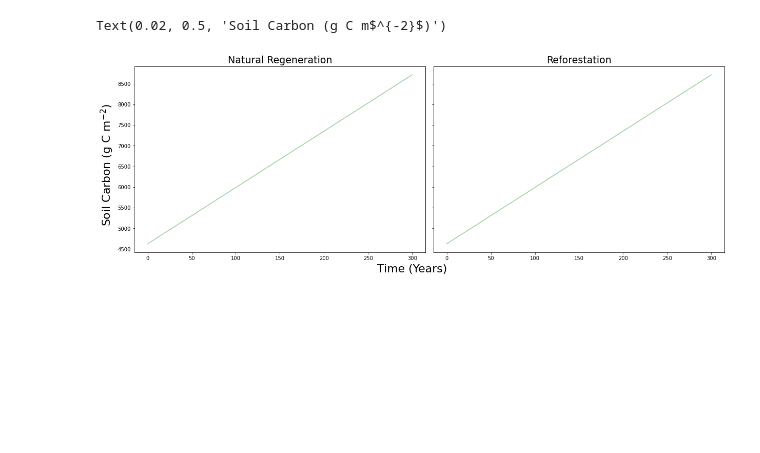
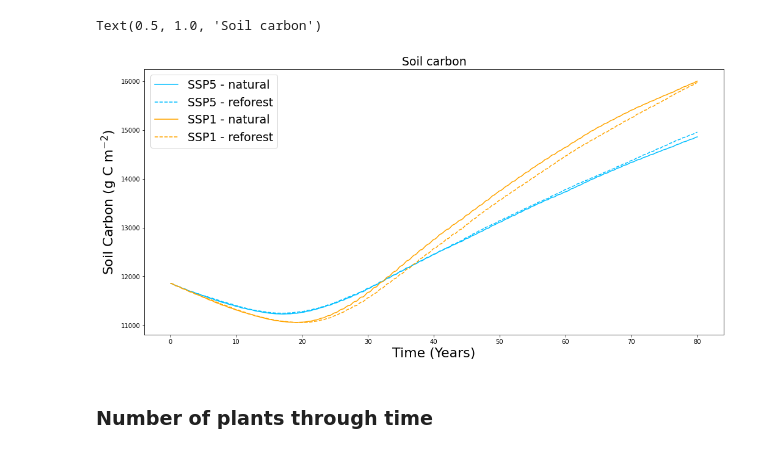
Before and after one commit to JessicaNeedham/FATES-MRV, a Jupyter notebook: postproc/CDR.ipynb, the cells around one changed output. Cells and saved outputs as stored; diff of their text form; code cells hidden in the pictures; blank space fills up the shorter version.

```diff
--- a/postproc/CDR.ipynb
+++ b/postproc/CDR.ipynb
@@ -60,0 +66,13 @@ Text(0.02, 0.5, 'AGB (Mg C ha$^{-1}$)')
+# %%
+fig1, ((f1ax0)) = plt.subplots(nrows=1,ncols=1, figsize=(14,8))
+
+f1ax0.plot(time_nat, AGB_nat_ssp5,label = 'SSP5 - natural', color='deepskyblue')
+f1ax0.plot(time_nat, AGB_nat_ssp1,label = 'SSP1 - natural', linestyle='--', color='deepskyblue')
+f1ax0.plot(time_ref5, AGB_ref_ssp5, label = 'SSP5 - reforest', color='orange')
+f1ax0.plot(time_ref, AGB_ref_ssp1, label = 'SSP1 - reforest', linestyle='--', color='orange')
+
+f1ax0.set_title(r'Biomass accumulation', fontsize = 19)
+f1ax0.set_xlabel(r'Time (Years)', fontsize=22)
+f1ax0.set_ylabel(r'AGB (Mg C ha$^{-1}$)', fontsize=22)
+
+f1ax0.legend(fontsize=19)
@@ -61,9 +82,10 @@ Text(0.02, 0.5, 'AGB (Mg C ha$^{-1}$)')
 # %%
 fig1, ((f1ax0)) = plt.subplots(nrows=1,ncols=1, figsize=(9,6))
+f1ax0.plot(time_nat, AGB_nat_ssp5 - AGB_ref_ssp5, color='green', label='SSP5', linestyle='--')
+f1ax0.plot(time_nat, AGB_nat_ssp1 - AGB_ref_ssp1, color='green', label='SSP1')
 
-f1ax0.plot(time_nat, AGB_nat - AGB_ref, color='green', label = 'FATES', alpha = 0.4)
 f1ax0.set_title(r'AGB difference (natural - planting)', fontsize = 19)
-
-fig1.supxlabel(r'Time (Years)', fontsize=22)
-fig1.supylabel(r'AGB (Mg C ha$^{-1}$)', fontsize=22)
+f1ax0.set_xlabel(r'Time (Years)', fontsize=22)
+f1ax0.set_ylabel(r'AGB (Mg C ha$^{-1}$)', fontsize=22)
+f1ax0.legend(fontsize=19)
 # %% [output]
@@ -166,17 +237,22 @@ Text(0, 0.5, 'Cohort Size (cm)')
 # %%
-soil_nat = fates_nat.SOILC
-soil_ref = fates_ref.SOILC
+soil_nat_ssp1 = fates_nat_ssp1.SOILC
+soil_ref_ssp1 = fates_ref_ssp1.SOILC
+soil_nat_ssp5 = fates_nat_ssp5.SOILC
+soil_ref_ssp5 = fates_ref_ssp5.SOILC
 
-fig1, ((f1ax0,f1ax1)) = plt.subplots(nrows=1,ncols=2, figsize=(17,6), constrained_layout=True, sharey=True, sharex=True)
+fig1, ((f1ax0)) = plt.subplots(nrows=1,ncols=1, figsize=(17,8))
 
-f1ax0.plot(time_nat, soil_nat, color='green', label = 'FATES', alpha = 0.4)
-f1ax0.set_title(r'Natural Regeneration', fontsize = 19)
+f1ax0.plot(time_nat, soil_nat_ssp5, color='deepskyblue', label='SSP5 - natural')
+f1ax0.plot(time_nat, soil_nat_ssp1, color='deepskyblue', linestyle='--', label='SSP5 - reforest')
+f1ax0.plot(time_ref5, soil_ref_ssp5, color='orange', label = 'SSP1 - natural')
+f1ax0.plot(time_ref, soil_ref_ssp1, color='orange', linestyle='--', label = 'SSP1 - reforest')
 
-f1ax1.plot(time_ref, soil_ref, color='green', label = 'FATES', alpha = 0.4)
-f1ax1.set_title(r'Reforestation', fontsize = 19)
-
-fig1.supxlabel(r'Time (Years)', fontsize=22)
-fig1.supylabel(r'Soil Carbon (g C m$^{-2}$)', fontsize=22)
+f1ax0.legend(fontsize=19)
+f1ax0.set_xlabel(r'Time (Years)', fontsize=22)
+f1ax0.set_ylabel(r'Soil Carbon (g C m$^{-2}$)', fontsize=22)
+f1ax0.set_title(r'Soil carbon', fontsize = 19)
 # %% [output]
-Text(0.02, 0.5, 'Soil Carbon (g C m$^{-2}$)')
+Text(0.5, 1.0, 'Soil carbon')
-[figure, old version]
+[figure, new version]
+# %% [markdown]
+### Number of plants through time
```
Also changed, not shown: parts of 12 cells of this notebook, 47 other files.
